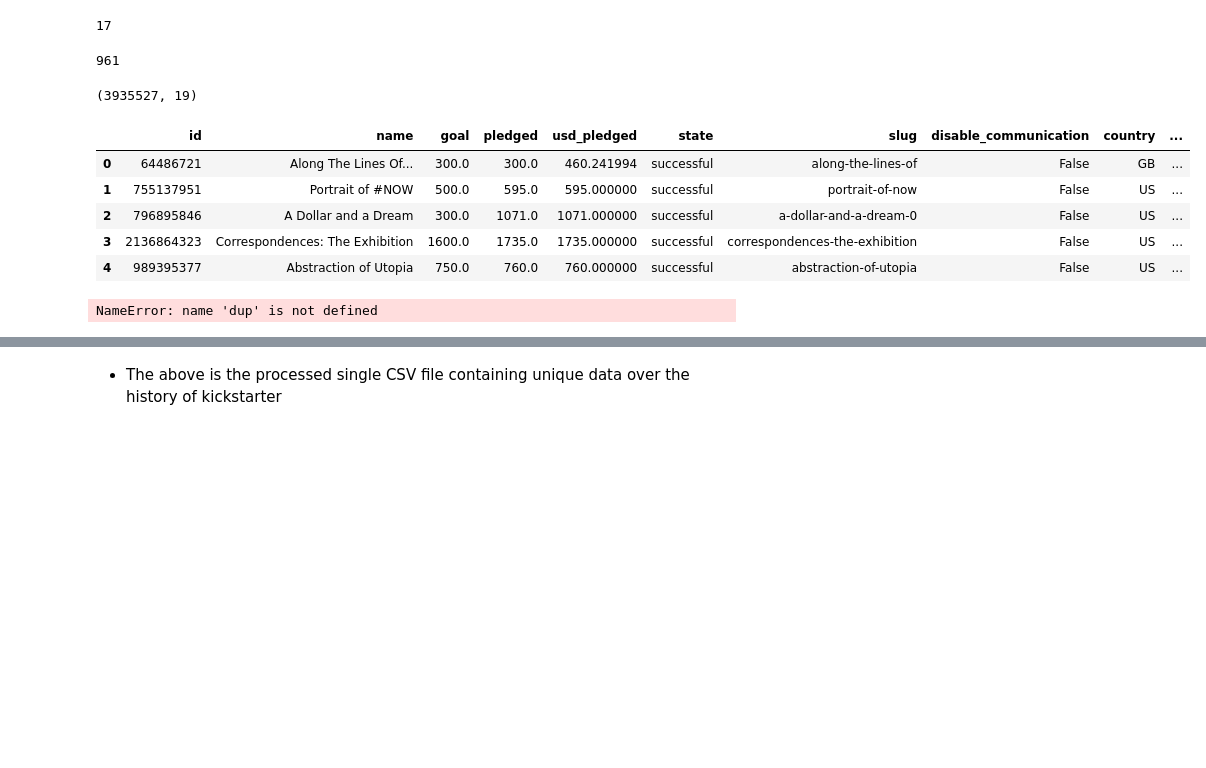
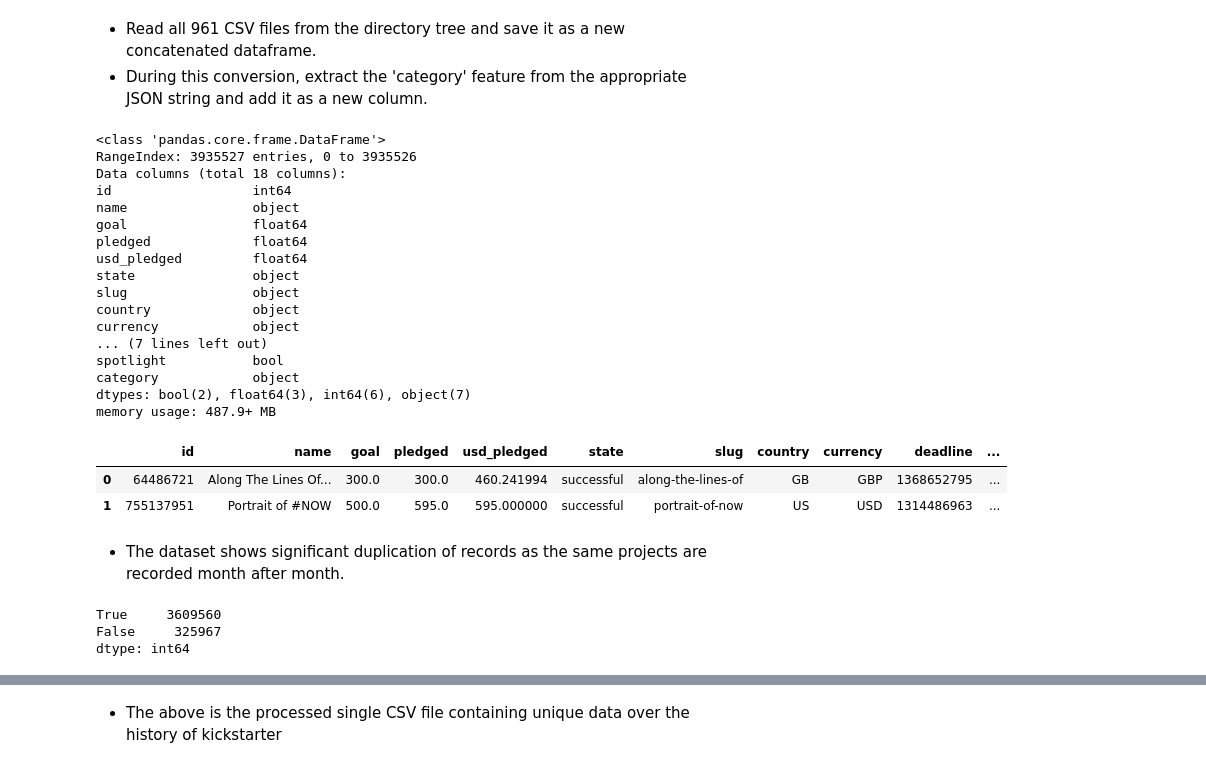
Before and after one commit to vlcekl/ds-crowdfunding, a Jupyter notebook: notebooks/simplify_csvs.ipynb, the cells around one changed output, grey strips where cells are left out. Drawn from its saved outputs; the diff is of its cells as text; code cells hidden in the pictures; blank space fills up the shorter version.

```diff
--- a/notebooks/simplify_csvs.ipynb
+++ b/notebooks/simplify_csvs.ipynb
@@ -11,50 +68,47 @@ target_path = '../data/interim/kickstarter_csvs'
 # %%
 # list of columns to select and save
-properties = ['id', 'name', 'goal', 'pledged', 'usd_pledged', 'state', 'slug', 'country', 'currency', 'deadline', 'state_changed_at', 'created_at', 'launched_at', 'staff_pick', 'backers_count', 'blurb', 'category', 'spotlight']
-properties = ['id', 'name', 'goal', 'pledged', 'usd_pledged', 'state', 'slug', 'country', 'currency', 'deadline', 'state_changed_at', 'created_at', 'launched_at', 'staff_pick', 'backers_count', 'blurb', 'spotlight']
-len(properties)
+properties = ['id', 'name', 'goal', 'pledged', 'usd_pledged', 'state', 'slug', 'country', 'currency', 'deadline', 'state_changed_at', 'created_at', 'launched_at', 'staff_pick', 'backers_count', 'blurb', 'spotlight','category']
-# %% [output]
-17
+# %% [markdown]
+* Read all 961 CSV files from the directory tree and save it as a new concatenated dataframe.
+* During this conversion, extract the 'category' feature from the appropriate JSON string and add it as a new column.
 # %%
-# read all csvs, select desired columns, and save as new csvs in the same format
-# extract category and location from JSON strings
 new_dfn = [] # list of new dataframes for concatenation
 for folderName, subfolders, filenames in os.walk(base_path):
-    _, dname = os.path.split(folderName)
-    dname = os.path.join(target_path, dname)
-    #os.mkdir(dname)
     for filename in filenames:
         if filename.endswith('.csv'):
             csv_fname = os.path.join(folderName, filename)
-            #print("File", csv_fname)
             dfs = pd.read_csv(csv_fname)                     # read into DataFrame
-            y = dfs['category'].map(lambda x: json.loads(x)['slug'])  # parse JSON
-            #dfs['category'] = dfs['slug'].
-            dfn = dfs.reindex(columns=properties, copy=True)  # create a new dataframe
-            new_dfn.append(dfn.assign(category=y.values))     # add a parsed category
-            #print('New DF object:', new_dfn[-1].head(1))
-            # save into separate csv files
-            #dfn = dfs.reindex(columns=properties, copy=True) # create a new dataframe
-            #dfn = dfn.assign(category=y.values)              # add a parsed category
-            #dfn.to_csv(os.path.join(dname, filename))        # save new dataframe
-            #print("Newfile: ", os.path.join(dname, filename))
-            #print(dfs.columns)
+            dfs['category'] = dfs['category'].map(lambda x: json.loads(x)['slug'])  # parse JSON
+            dfs = dfs.reindex(columns=properties, copy=True)  # create a new dataframe
+            new_dfn.append(dfs) #.assign(category=y.values))     # add a parsed category
+            #y = dfs['category'].map(lambda x: json.loads(x)['slug'])  # parse JSON
+            #dfn = dfs.reindex(columns=properties, copy=True)  # create a new dataframe
+            #new_dfn.append(dfn.assign(category=y.values))     # add a parsed category
-# %%
-len(new_dfn)
-# %% [output]
-961
 # %%
 df_single = pd.concat(new_dfn, ignore_index=True)
 # %%
-df_single.shape
+df_single.info()
 # %% [output]
-(3935527, 19)
+<class 'pandas.core.frame.DataFrame'>
+RangeIndex: 3935527 entries, 0 to 3935526
+Data columns (total 18 columns):
+id                  int64
+name                object
+goal                float64
+pledged             float64
+usd_pledged         float64
+state               object
+slug                object
+country             object
+currency            object
+... (7 lines left out)
+spotlight           bool
+category            object
+dtypes: bool(2), float64(3), int64(6), object(7)
+memory usage: 487.9+ MB
 # %%
-df_single.head()
+df_single.head(2)
 # %% [output]
-|  | id | name | goal | pledged | usd_pledged | state | slug | disable_communication | country | ... |
-| 0 | 64486721 | Along The Lines Of... | 300.0 | 300.0 | 460.241994 | successful | along-the-lines-of | False | GB | ... |
-| 1 | 755137951 | Portrait of #NOW | 500.0 | 595.0 | 595.000000 | successful | portrait-of-now | False | US | ... |
-| 2 | 796895846 | A Dollar and a Dream | 300.0 | 1071.0 | 1071.000000 | successful | a-dollar-and-a-dream-0 | False | US | ... |
-| 3 | 2136864323 | Correspondences: The Exhibition | 1600.0 | 1735.0 | 1735.000000 | successful | correspondences-the-exhibition | False | US | ... |
-| 4 | 989395377 | Abstraction of Utopia | 750.0 | 760.0 | 760.000000 | successful | abstraction-of-utopia | False | US | ... |
+|  | id | name | goal | pledged | usd_pledged | state | slug | country | currency | deadline | ... |
+| 0 | 64486721 | Along The Lines Of... | 300.0 | 300.0 | 460.241994 | successful | along-the-lines-of | GB | GBP | 1368652795 | ... |
+| 1 | 755137951 | Portrait of #NOW | 500.0 | 595.0 | 595.000000 | successful | portrait-of-now | US | USD | 1314486963 | ... |
@@ -65,7 +115,10 @@ dup = df_single.duplicated()
-# %%
-from collections import Counter
-Counter(dup)
-# %% [output]
-NameError: name 'dup' is not defined
+# %% [markdown]
+* The dataset shows significant duplication of records as the same projects are recorded month after month.
+# %%
+df_single.duplicated().value_counts()
+# %% [output]
+True     3609560
+False     325967
+dtype: int64
 # %%
 df_alldup = df_single.drop_duplicates()
```
Also changed, not shown: parts of 43 cells of this notebook, 2 other files.
